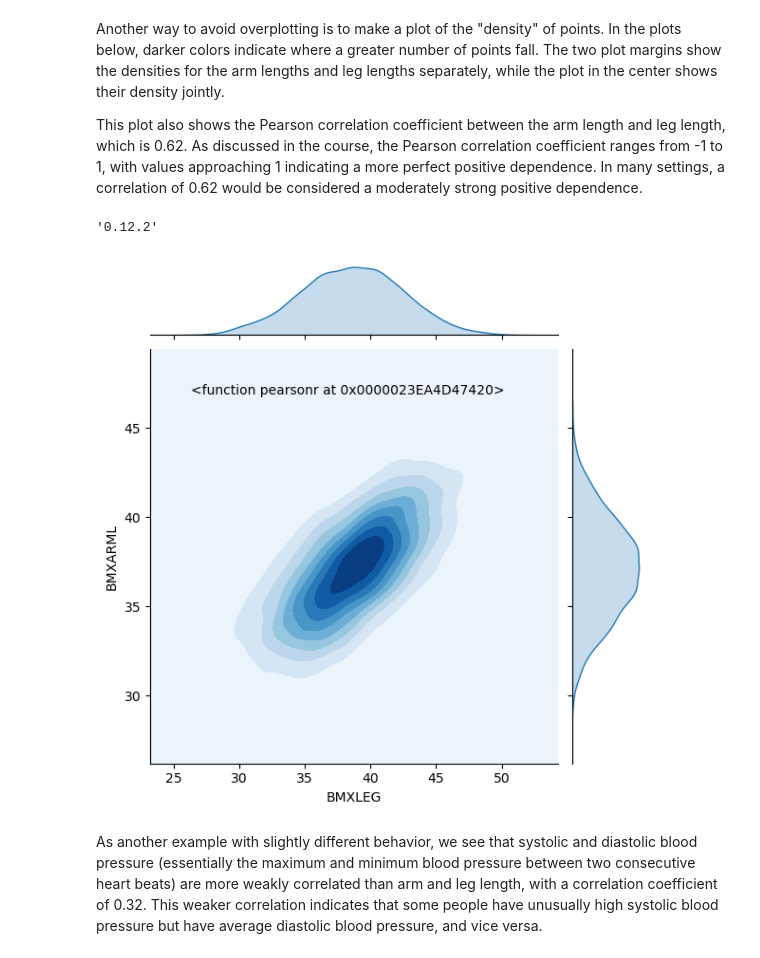
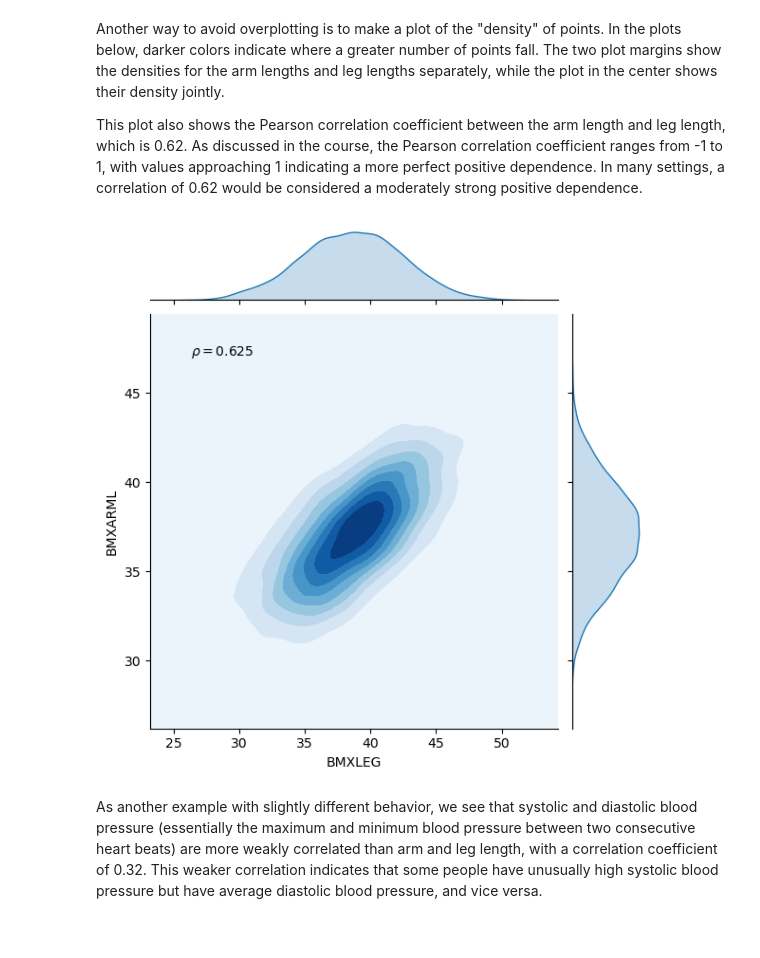
Before and after one commit to elsayedg/Statistics-with-Python-Specialization, a Jupyter notebook: 1_Understanding and Visualizing Data with Python/WEEK 3 - MULTIVARIATE DATA/nhanes_multivariate_analyses.ipynb, the cells around one changed output. Cells and saved outputs as stored; diff of their text form; code cells hidden in the pictures.

Commit message:
scatter plot practice

```diff
--- a/1_Understanding and Visualizing Data with Python/WEEK 3 - MULTIVARIATE DATA/nhanes_multivariate_analyses.ipynb
+++ b/1_Understanding and Visualizing Data with Python/WEEK 3 - MULTIVARIATE DATA/nhanes_multivariate_analyses.ipynb
@@ -34,16 +34,21 @@ sns.regplot(x="BMXLEG", y="BMXARML", data=da, fit_reg=False, scatter_kws={"alpha
 Another way to avoid overplotting is to make a plot of the "density" of points.  In the plots below, darker colors indicate where a greater number of points fall.  The two plot margins show the densities for the arm lengths and leg lengths separately, while the plot in the center shows their density jointly.
 
 This plot also shows the Pearson correlation coefficient between the arm length and leg length, which is 0.62.  As discussed in the course, the Pearson correlation coefficient ranges from -1 to 1, with values approaching 1 indicating a more perfect positive dependence.  In many settings, a correlation of 0.62 would be considered a moderately strong positive dependence.
-# %%
-sns.__version__
-# %% [output]
-'0.12.2'
 # %%
-#ignore deprecation warning message
-g = sns.jointplot(x="BMXLEG", y="BMXARML", kind='kde',fill=True, thresh=0 , cmap='Blues',data=da)
-g.ax_joint.annotate(stats.pearsonr, xy=(0.1, 0.9), xycoords='axes fraction',ha='left', va='center')
+# create plot
+g = sns.jointplot(x="BMXLEG", y="BMXARML", kind='kde',fill=True, thresh=0 , cmap='Blues', data=da)
+
+# create mask to omit NaN values from pearson calc
+nonan = ~np.logical_or(np.isnan(da.BMXLEG), np.isnan(da.BMXARML))
+
+# calc pearson value and pvalue
+r, p = stats.pearsonr(da.BMXLEG[nonan], da.BMXARML[nonan])
+
+# place pearson value
+g.ax_joint.annotate(f'$\\rho = {r:.3f}$', xy=(0.1, 0.9), xycoords='axes fraction')
+
 plt.show()
 # %% [output]
-[figure, old version]
+[figure, new version]
 # %% [markdown]
 As another example with slightly different behavior, we see that systolic and diastolic blood pressure (essentially the maximum and minimum blood pressure between two consecutive heart beats) are more weakly correlated than arm and leg length, with a correlation coefficient of 0.32.  This weaker correlation indicates that some people have unusually high systolic blood pressure but have average diastolic blood pressure, and vice versa.
```
Also changed, not shown: parts of 9 cells of this notebook, 1 other file.
